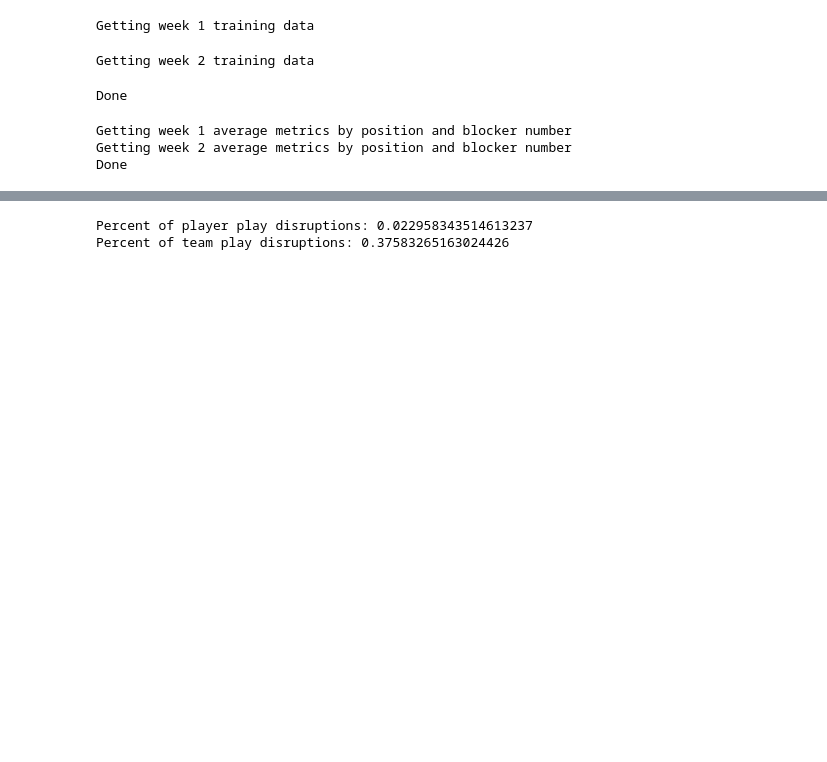
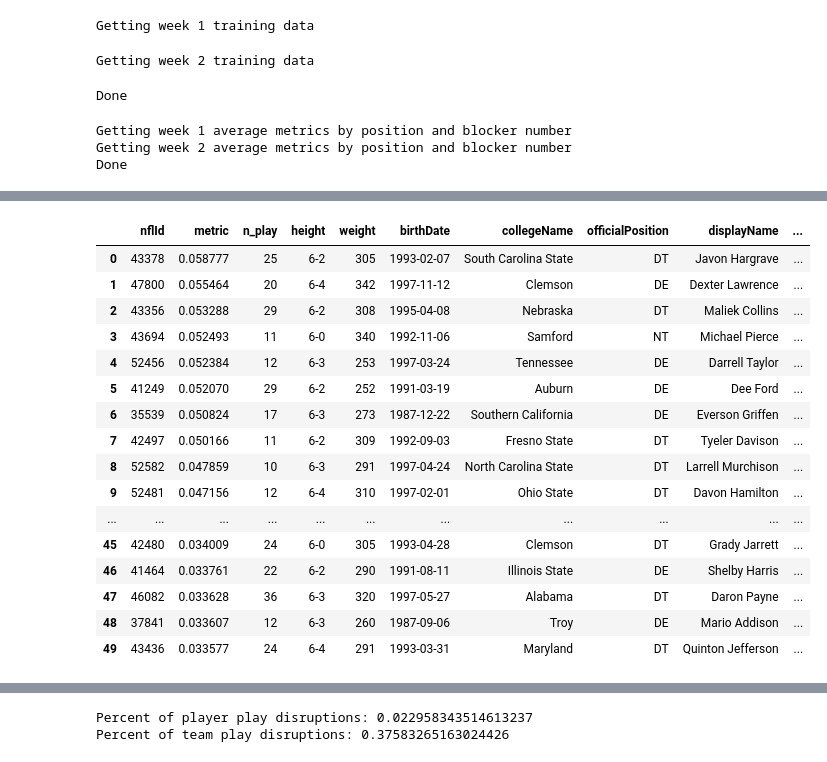
Before and after one commit to nickb1125/Big-Data-Bowl-Linemen, a Jupyter notebook: code/clean/data_clean.ipynb, the cells around one changed output, grey strips where cells are left out. Drawn from its saved outputs; the diff is of its cells as text; code cells hidden in the pictures; blank space fills up the shorter version.

Commit message:
metric over time functions

```diff
--- a/code/clean/data_clean.ipynb
+++ b/code/clean/data_clean.ipynb
@@ -101,7 +100,7 @@ Test loss for period 6: 0.5251214504241943 , Test AUC for period 6: 0.8055698148
 # %%
 ### plotting all below
 
-play_id = 2021090900187
+play_id = 2021091209198
 
 play_prob = predict_play(master_track = all_data, play_id = play_id, model = lstm_model, normalize = True)
 player_metrics = get_all_player_metrics_on_play(master_track = all_data, play_id = play_id, model = lstm_model)
@@ -295,0 +254,58 @@ Getting week 1 normalized training data
+# %%
+
+
+
+
+
+# write function to calculate all player metrics
+
+# load_all_player_metrics_by_play(week)
+
+week = 2
+
+
+def get_player_metrics(week):
+    player_metrics_each_play = {}
+    for this_week in range(week):
+        all_plays = all_data.search_track_weeks(variables = ['week'], variable_values = [this_week]).playId.unique()
+        for play in tqdm.tqdm(all_plays):
+            this_play_dat = get_all_player_metrics_on_play(all_data, play_id = play, model = lstm_model)
+            this_play_dat_avgs = {key : sum(this_play_dat.get(key)) / len(this_play_dat.get(key)) for key in this_play_dat.keys()}
+            for key in this_play_dat_avgs.keys():
+                if (key in player_metrics_each_play.keys()):
+                    player_metrics_each_play[key].append(this_play_dat_avgs[key])
+                else:
+                    player_metrics_each_play.update({key : [ this_play_dat_avgs[key] ]})
+    avg_metric_to_this_point = {key : [sum(player_metrics_each_play.get(key)) / len(player_metrics_each_play.get(key)), len(player_metrics_each_play.get(key))] for key in player_metrics_each_play.keys()}
+    avg_metric_to_this_point = dict(sorted(avg_metric_to_this_point.items(), reverse = True, key=lambda item: item[1]))
+
+    return(avg_metric_to_this_point)
+
+def get_top_player_metrics(master_track, metric_dict, min_play_n):
+    top_n = pd.DataFrame({'nflId' : list(metric_dict.keys()), 'metric' : [item[0] for item in metric_dict.values()], 'n_play' : [item[1] for item in metric_dict.values()]}).astype({'nflId': 'int32'})
+    player_df = master_track.player_df.astype({'nflId': 'int32'})
+    top_n = top_n.merge(player_df, on = 'nflId', how = 'left')
+    top_n = top_n.loc[top_n.n_play >= min_play_n].reset_index(drop = 1)
+    top_n['rank'] = top_n.index + 1
+    return(top_n)
+# %%
+ranking_df = get_top_player_metrics(master_track = all_data, metric_dict = this, min_play_n = 10)
+ranking_df[0:50]
+# %% [output]
+|  | nflId | metric | n_play | height | weight | birthDate | collegeName | officialPosition | displayName | ... |
+| 0 | 43378 | 0.058777 | 25 | 6-2 | 305 | 1993-02-07 | South Carolina State | DT | Javon Hargrave | ... |
+| 1 | 47800 | 0.055464 | 20 | 6-4 | 342 | 1997-11-12 | Clemson | DE | Dexter Lawrence | ... |
+| 2 | 43356 | 0.053288 | 29 | 6-2 | 308 | 1995-04-08 | Nebraska | DT | Maliek Collins | ... |
+| 3 | 43694 | 0.052493 | 11 | 6-0 | 340 | 1992-11-06 | Samford | NT | Michael Pierce | ... |
+| 4 | 52456 | 0.052384 | 12 | 6-3 | 253 | 1997-03-24 | Tennessee | DE | Darrell Taylor | ... |
+| 5 | 41249 | 0.052070 | 29 | 6-2 | 252 | 1991-03-19 | Auburn | DE | Dee Ford | ... |
+| 6 | 35539 | 0.050824 | 17 | 6-3 | 273 | 1987-12-22 | Southern California | DE | Everson Griffen | ... |
+| 7 | 42497 | 0.050166 | 11 | 6-2 | 309 | 1992-09-03 | Fresno State | DT | Tyeler Davison | ... |
+| 8 | 52582 | 0.047859 | 10 | 6-3 | 291 | 1997-04-24 | North Carolina State | DT | Larrell Murchison | ... |
+| 9 | 52481 | 0.047156 | 12 | 6-4 | 310 | 1997-02-01 | Ohio State | DT | Davon Hamilton | ... |
+| ... | ... | ... | ... | ... | ... | ... | ... | ... | ... | ... |
+| 45 | 42480 | 0.034009 | 24 | 6-0 | 305 | 1993-04-28 | Clemson | DT | Grady Jarrett | ... |
+| 46 | 41464 | 0.033761 | 22 | 6-2 | 290 | 1991-08-11 | Illinois State | DE | Shelby Harris | ... |
+| 47 | 46082 | 0.033628 | 36 | 6-3 | 320 | 1997-05-27 | Alabama | DT | Daron Payne | ... |
+| 48 | 37841 | 0.033607 | 12 | 6-3 | 260 | 1987-09-06 | Troy | DE | Mario Addison | ... |
+| 49 | 43436 | 0.033577 | 24 | 6-4 | 291 | 1993-03-31 | Maryland | DT | Quinton Jefferson | ... |
```
Also changed, not shown: parts of 9 cells of this notebook, 1 other file.
